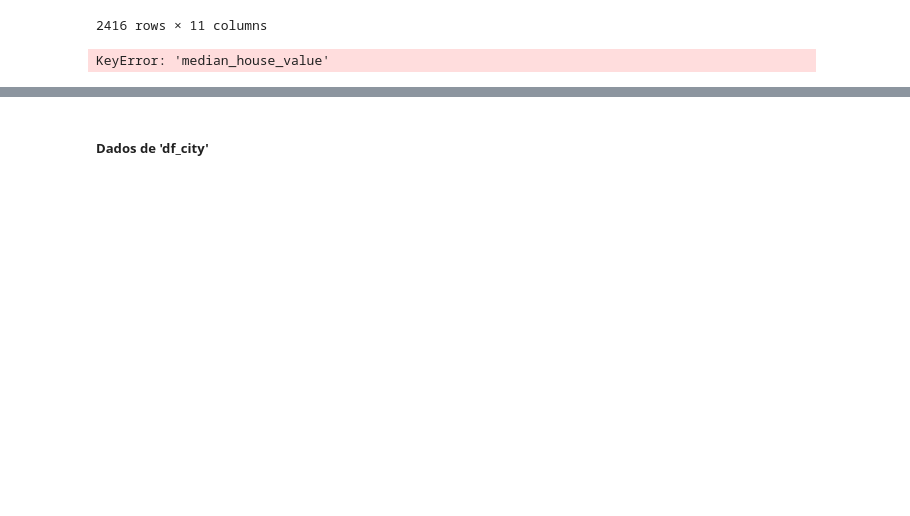
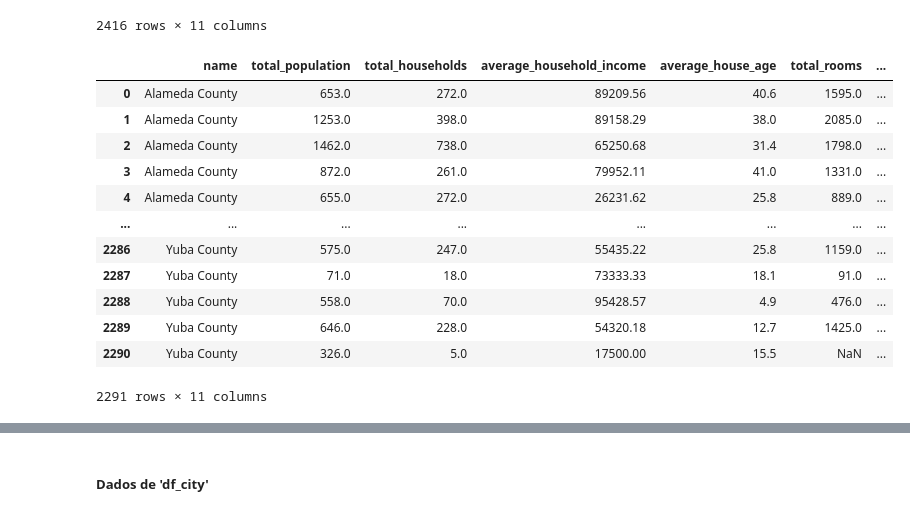
Before and after one commit to christhiangoncalves/Calculo_de_Preco_Casas_California, a Jupyter notebook: California_house_Price.ipynb, the cells around one changed output, grey strips where cells are left out. Cells and saved outputs as stored; diff of their text form; code cells hidden in the pictures; blank space fills up the shorter version.

```diff
--- a/California_house_Price.ipynb
+++ b/California_house_Price.ipynb
@@ -127,22 +127,33 @@ df_house[df_house['median_house_value'] < 0]
 # %%
 #Excluindo linhas apartir da coluna total_rooms
 df_house = df_house.drop(df_house[df_house['total_rooms'] < 0].index)
 
 #substituir os números negativos da coluna 'median_house_value', pela média da categoria que a linha pertence
 df_house_temp = df_house.drop(df_house[df_house['median_house_value'] < 0].index)
 df_house_temp = df_house_temp.groupby('name')['median_house_value'].mean()
 #df_house_temp = df_house_temp.set_index('name')['median_house_value']
 
 #Função para substituir os números negativos pela média da categoria
 def subst_negat(median_house_value, name):
     return median_house_value if median_house_value >= 0 else df_house_temp[name]
 
 # Substituir os números negativos pela média da categoria usando a função map
 df_house['median_house_value'] = df_house.apply(lambda row: subst_negat(row['median_house_value'], row['name']), axis=1)
 
 df_house_temp.reset_index()
-df_filtrado = df.merge(df2, on='id')
-
-df = df_house[df_house['median_house_value'].isin(df_house_temp['median_house_value'])]
+#verificando resultado
+df_house.merge(df_house_temp, on='median_house_value')
 # %% [output]
+|  | name | total_population | total_households | average_household_income | average_house_age | total_rooms | ... |
+| 0 | Alameda County | 653.0 | 272.0 | 89209.56 | 40.6 | 1595.0 | ... |
+| 1 | Alameda County | 1253.0 | 398.0 | 89158.29 | 38.0 | 2085.0 | ... |
+| 2 | Alameda County | 1462.0 | 738.0 | 65250.68 | 31.4 | 1798.0 | ... |
+| 3 | Alameda County | 872.0 | 261.0 | 79952.11 | 41.0 | 1331.0 | ... |
+| 4 | Alameda County | 655.0 | 272.0 | 26231.62 | 25.8 | 889.0 | ... |
+| ... | ... | ... | ... | ... | ... | ... | ... |
+| 2286 | Yuba County | 575.0 | 247.0 | 55435.22 | 25.8 | 1159.0 | ... |
+| 2287 | Yuba County | 71.0 | 18.0 | 73333.33 | 18.1 | 91.0 | ... |
+| 2288 | Yuba County | 558.0 | 70.0 | 95428.57 | 4.9 | 476.0 | ... |
+| 2289 | Yuba County | 646.0 | 228.0 | 54320.18 | 12.7 | 1425.0 | ... |
+| 2290 | Yuba County | 326.0 | 5.0 | 17500.00 | 15.5 | NaN | ... |
-KeyError: 'median_house_value'
+2291 rows × 11 columns
```
Also changed, not shown: parts of 11 cells of this notebook.
